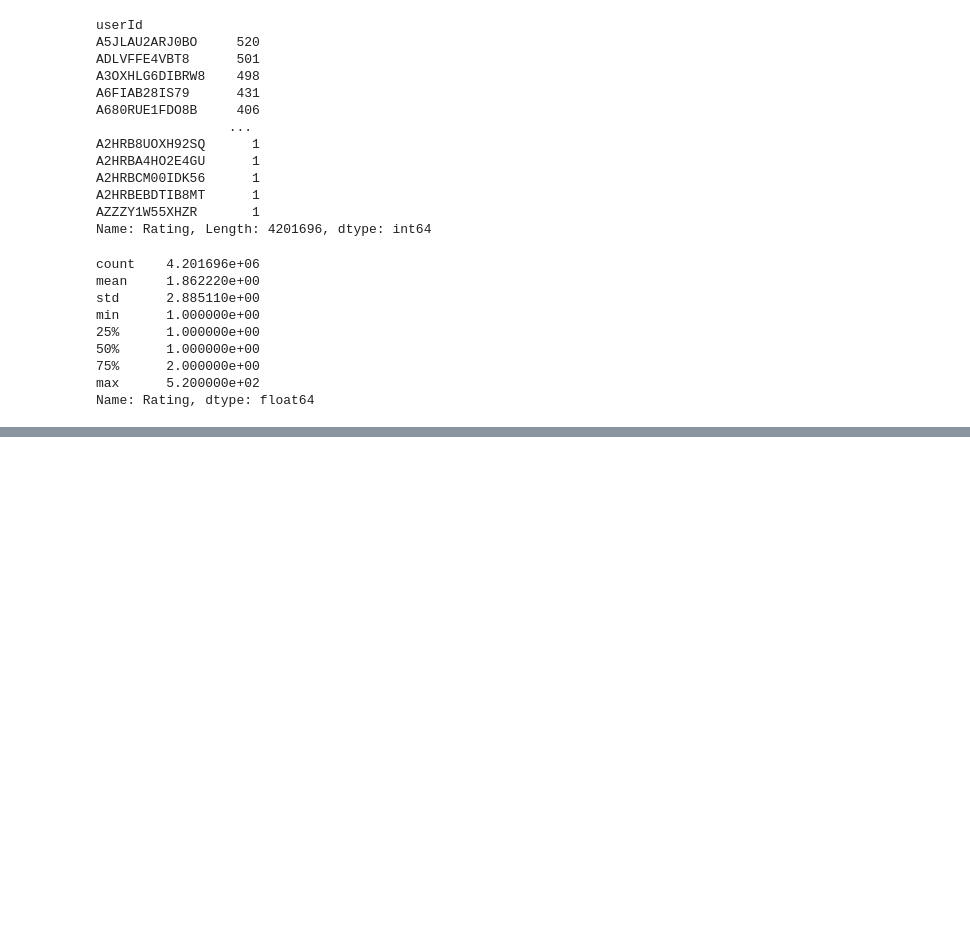
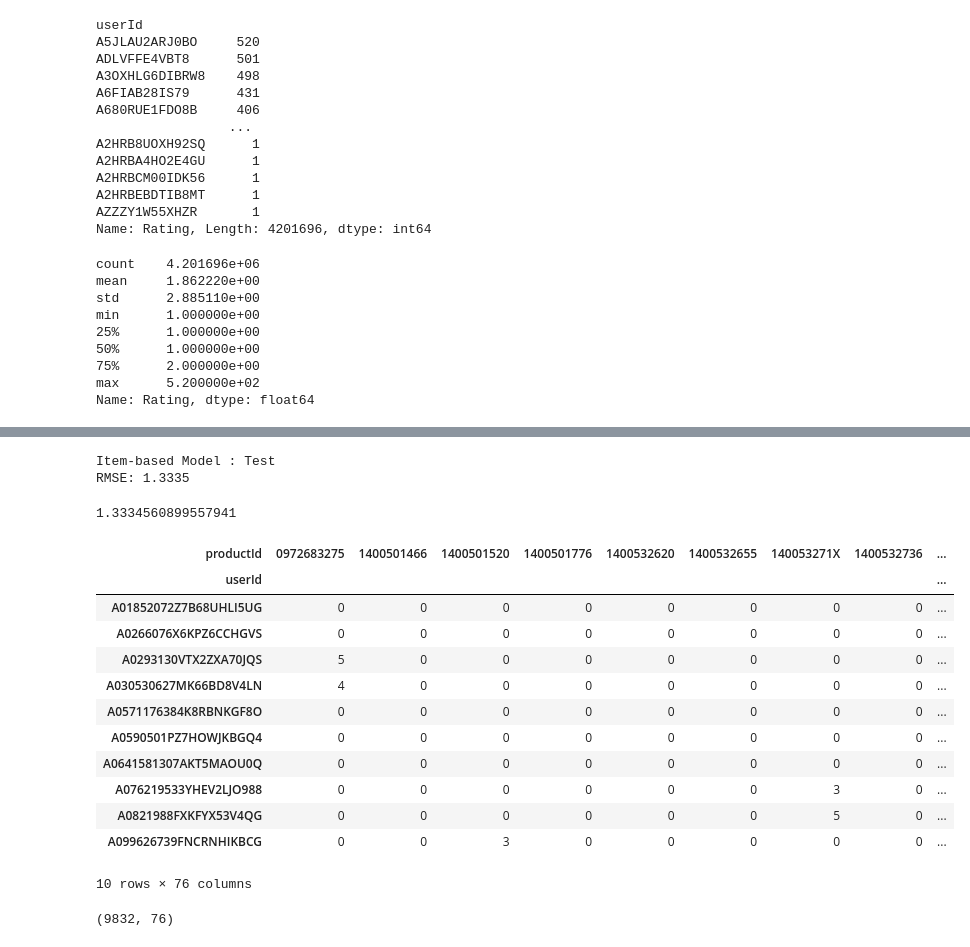
Before and after one commit to zangtianxu/Amazon-Review, a Jupyter notebook: Amazon-Review.ipynb, the cells around one changed output, grey strips where cells are left out. Cells and saved outputs as stored; diff of their text form; code cells hidden in the pictures; blank space fills up the shorter version.

```diff
--- a/Amazon-Review.ipynb
+++ b/Amazon-Review.ipynb
@@ -252,0 +466,30 @@ train, test = train_test_split(data, test_size=0.3,random_state=10)
+# %%
+print("Item-based Model : Test")
+accuracy.rmse(test_pred, verbose=True)
+# %% [output]
+Item-based Model : Test
+RMSE: 1.3335
+1.3334560899557941
+# %%
+new_df=df.head(10000)
+ratings_matrix = new_df.pivot_table(values='Rating', index='userId', columns='productId', fill_value=0)
+# %%
+ratings_matrix.head(10)
+# %% [output]
+| productId | 0972683275 | 1400501466 | 1400501520 | 1400501776 | 1400532620 | 1400532655 | 140053271X | 1400532736 | ... |
+| userId |  |  |  |  |  |  |  |  | ... |
+| A01852072Z7B68UHLI5UG | 0 | 0 | 0 | 0 | 0 | 0 | 0 | 0 | ... |
+| A0266076X6KPZ6CCHGVS | 0 | 0 | 0 | 0 | 0 | 0 | 0 | 0 | ... |
+| A0293130VTX2ZXA70JQS | 5 | 0 | 0 | 0 | 0 | 0 | 0 | 0 | ... |
+| A030530627MK66BD8V4LN | 4 | 0 | 0 | 0 | 0 | 0 | 0 | 0 | ... |
+| A0571176384K8RBNKGF8O | 0 | 0 | 0 | 0 | 0 | 0 | 0 | 0 | ... |
+| A0590501PZ7HOWJKBGQ4 | 0 | 0 | 0 | 0 | 0 | 0 | 0 | 0 | ... |
+| A0641581307AKT5MAOU0Q | 0 | 0 | 0 | 0 | 0 | 0 | 0 | 0 | ... |
+| A076219533YHEV2LJO988 | 0 | 0 | 0 | 0 | 0 | 0 | 3 | 0 | ... |
+| A0821988FXKFYX53V4QG | 0 | 0 | 0 | 0 | 0 | 0 | 5 | 0 | ... |
+| A099626739FNCRNHIKBCG | 0 | 0 | 3 | 0 | 0 | 0 | 0 | 0 | ... |
+10 rows × 76 columns
+# %%
+ratings_matrix.shape
+# %% [output]
+(9832, 76)
```
Also changed, not shown: parts of 36 cells of this notebook.
